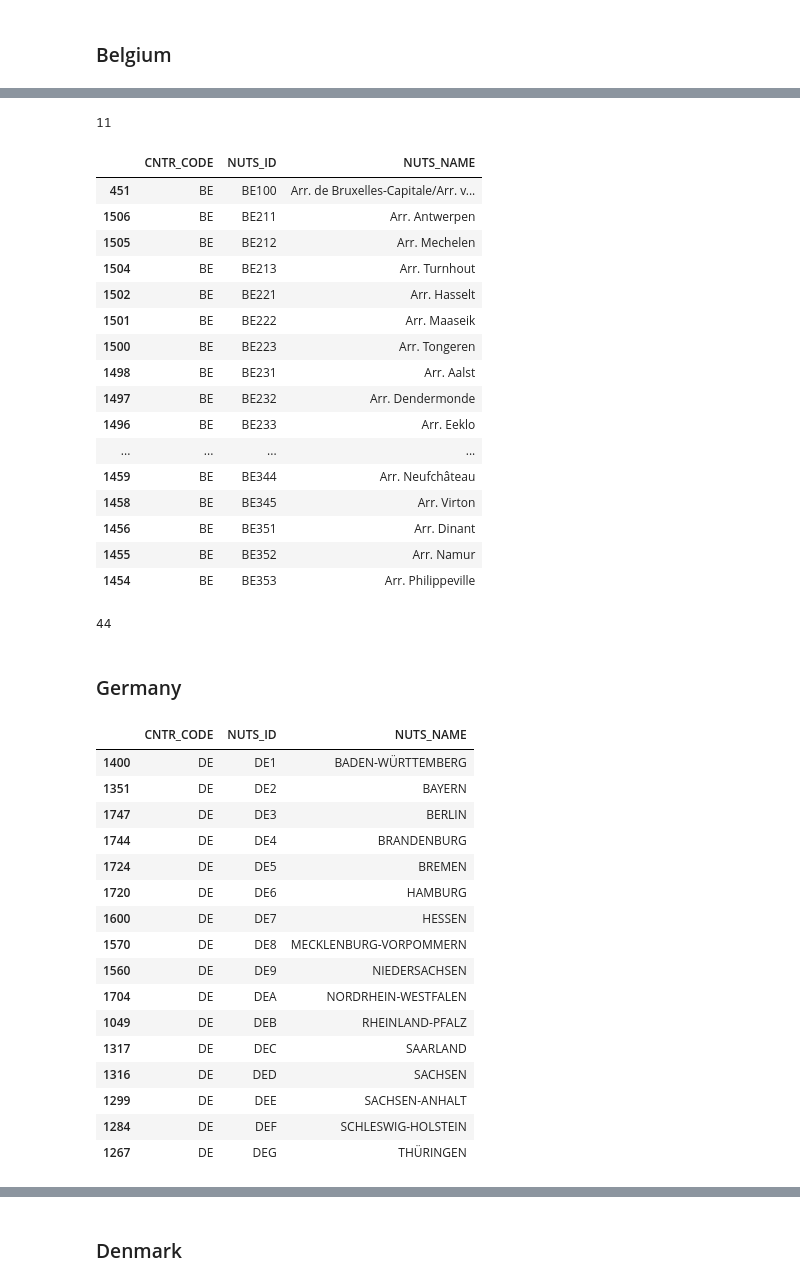
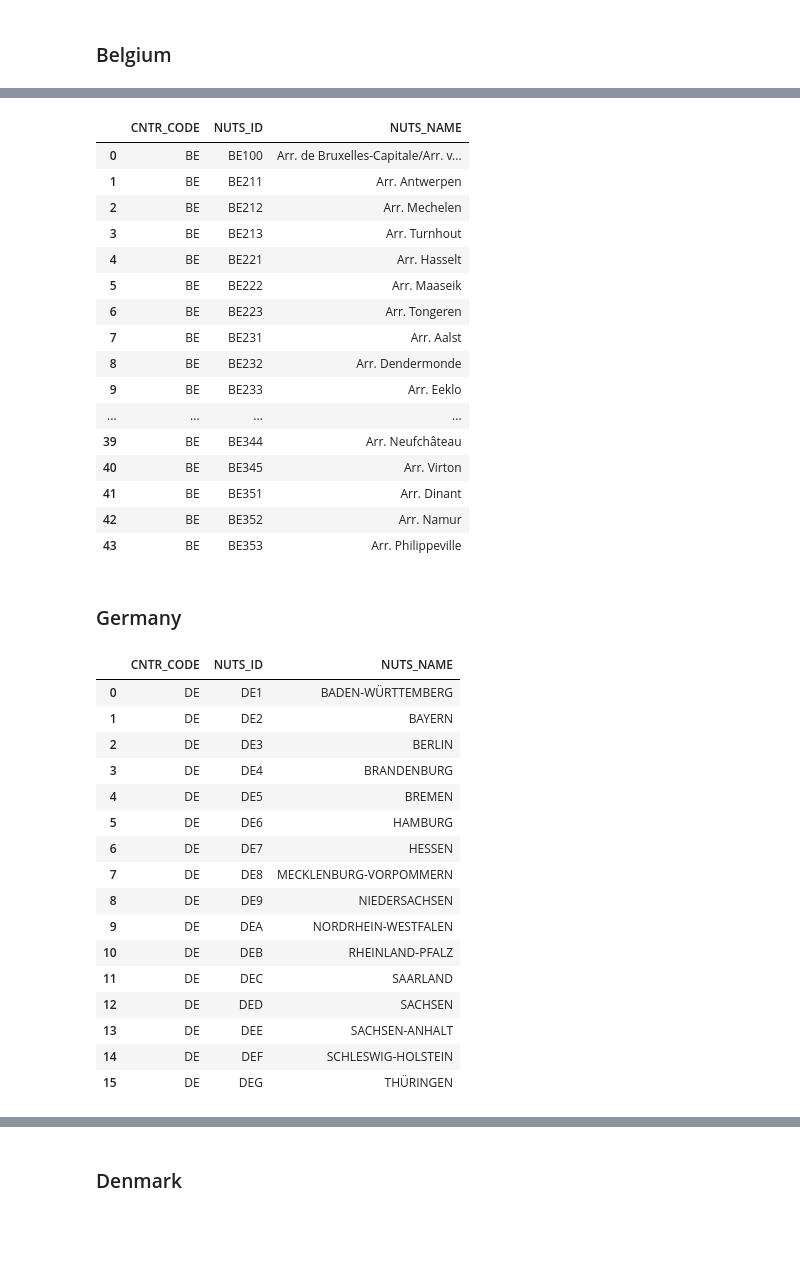
Before and after one commit to DrRoad/short-term-forecasting, a Jupyter notebook: jupyter-notebooks/NUTS.ipynb, the cells around one changed output, grey strips where cells are left out. Drawn from its saved outputs; the diff is of its cells as text; code cells hidden in the pictures; blank space fills up the shorter version.

```diff
--- a/jupyter-notebooks/NUTS.ipynb
+++ b/jupyter-notebooks/NUTS.ipynb
@@ -34,5 +34,5 @@ nuts = nuts.drop(nuts[~ ((nuts.CNTR_CODE == 'BE') | (nuts.CNTR_CODE == 'DE') | (
 # %%
 # sort values by NUTS_ID
-nuts = nuts.sort_values(by = ['NUTS_ID'])
+nuts = nuts.sort_values(['NUTS_ID'])
 # %%
 # countries (NUTS 0) - code has two characters
@@ -103,35 +96,26 @@ be_nuts2
-# %%
-# number of NUTS 2 territories
-len(be_nuts2)
-# %% [output]
-11
 # %%
 # NUTS 3
-be_nuts3 = be.loc[nuts['NUTS_ID'].str.len() == 5].copy()
+be_nuts3 = be.loc[nuts['NUTS_ID'].str.len()==5].copy()
+be_nuts3 = be_nuts3.reset_index(drop=True) # reset index
 be_nuts3
 # %% [output]
 |  | CNTR_CODE | NUTS_ID | NUTS_NAME |
-| 451 | BE | BE100 | Arr. de Bruxelles-Capitale/Arr. v... |
-| 1506 | BE | BE211 | Arr. Antwerpen |
-| 1505 | BE | BE212 | Arr. Mechelen |
-| 1504 | BE | BE213 | Arr. Turnhout |
-| 1502 | BE | BE221 | Arr. Hasselt |
-| 1501 | BE | BE222 | Arr. Maaseik |
-| 1500 | BE | BE223 | Arr. Tongeren |
-| 1498 | BE | BE231 | Arr. Aalst |
-| 1497 | BE | BE232 | Arr. Dendermonde |
-| 1496 | BE | BE233 | Arr. Eeklo |
+| 0 | BE | BE100 | Arr. de Bruxelles-Capitale/Arr. v... |
+| 1 | BE | BE211 | Arr. Antwerpen |
+| 2 | BE | BE212 | Arr. Mechelen |
+| 3 | BE | BE213 | Arr. Turnhout |
+| 4 | BE | BE221 | Arr. Hasselt |
+| 5 | BE | BE222 | Arr. Maaseik |
+| 6 | BE | BE223 | Arr. Tongeren |
+| 7 | BE | BE231 | Arr. Aalst |
+| 8 | BE | BE232 | Arr. Dendermonde |
+| 9 | BE | BE233 | Arr. Eeklo |
 | ... | ... | ... | ... |
-| 1459 | BE | BE344 | Arr. Neufchâteau |
-| 1458 | BE | BE345 | Arr. Virton |
-| 1456 | BE | BE351 | Arr. Dinant |
-| 1455 | BE | BE352 | Arr. Namur |
-| 1454 | BE | BE353 | Arr. Philippeville |
+| 39 | BE | BE344 | Arr. Neufchâteau |
+| 40 | BE | BE345 | Arr. Virton |
+| 41 | BE | BE351 | Arr. Dinant |
+| 42 | BE | BE352 | Arr. Namur |
+| 43 | BE | BE353 | Arr. Philippeville |
-# %%
-# number of NUTS 3 territories
-len(be_nuts3)
-# %% [output]
-44
 # %% [markdown]
  ### Germany
 # %%
@@ -140,22 +124,23 @@ de = nuts.loc[nuts['CNTR_CODE'] == 'DE'].copy()
 # %%
 # NUTS 1
-de_nuts1 = de.loc[nuts['NUTS_ID'].str.len() == 3].copy()
+de_nuts1 = de.loc[nuts['NUTS_ID'].str.len()==3].copy()
+de_nuts1 = de_nuts1.reset_index(drop=True) # reset index
 de_nuts1
 # %% [output]
 |  | CNTR_CODE | NUTS_ID | NUTS_NAME |
-| 1400 | DE | DE1 | BADEN-WÜRTTEMBERG |
-| 1351 | DE | DE2 | BAYERN |
-| 1747 | DE | DE3 | BERLIN |
-| 1744 | DE | DE4 | BRANDENBURG |
-| 1724 | DE | DE5 | BREMEN |
-| 1720 | DE | DE6 | HAMBURG |
-| 1600 | DE | DE7 | HESSEN |
-| 1570 | DE | DE8 | MECKLENBURG-VORPOMMERN |
-| 1560 | DE | DE9 | NIEDERSACHSEN |
-| 1704 | DE | DEA | NORDRHEIN-WESTFALEN |
-| 1049 | DE | DEB | RHEINLAND-PFALZ |
-| 1317 | DE | DEC | SAARLAND |
-| 1316 | DE | DED | SACHSEN |
-| 1299 | DE | DEE | SACHSEN-ANHALT |
-| 1284 | DE | DEF | SCHLESWIG-HOLSTEIN |
-| 1267 | DE | DEG | THÜRINGEN |
+| 0 | DE | DE1 | BADEN-WÜRTTEMBERG |
+| 1 | DE | DE2 | BAYERN |
+| 2 | DE | DE3 | BERLIN |
+| 3 | DE | DE4 | BRANDENBURG |
+| 4 | DE | DE5 | BREMEN |
+| 5 | DE | DE6 | HAMBURG |
+| 6 | DE | DE7 | HESSEN |
+| 7 | DE | DE8 | MECKLENBURG-VORPOMMERN |
+| 8 | DE | DE9 | NIEDERSACHSEN |
+| 9 | DE | DEA | NORDRHEIN-WESTFALEN |
+| 10 | DE | DEB | RHEINLAND-PFALZ |
+| 11 | DE | DEC | SAARLAND |
+| 12 | DE | DED | SACHSEN |
+| 13 | DE | DEE | SACHSEN-ANHALT |
+| 14 | DE | DEF | SCHLESWIG-HOLSTEIN |
+| 15 | DE | DEG | THÜRINGEN |
```
Also changed, not shown: parts of 60 cells of this notebook, 14 other files.
